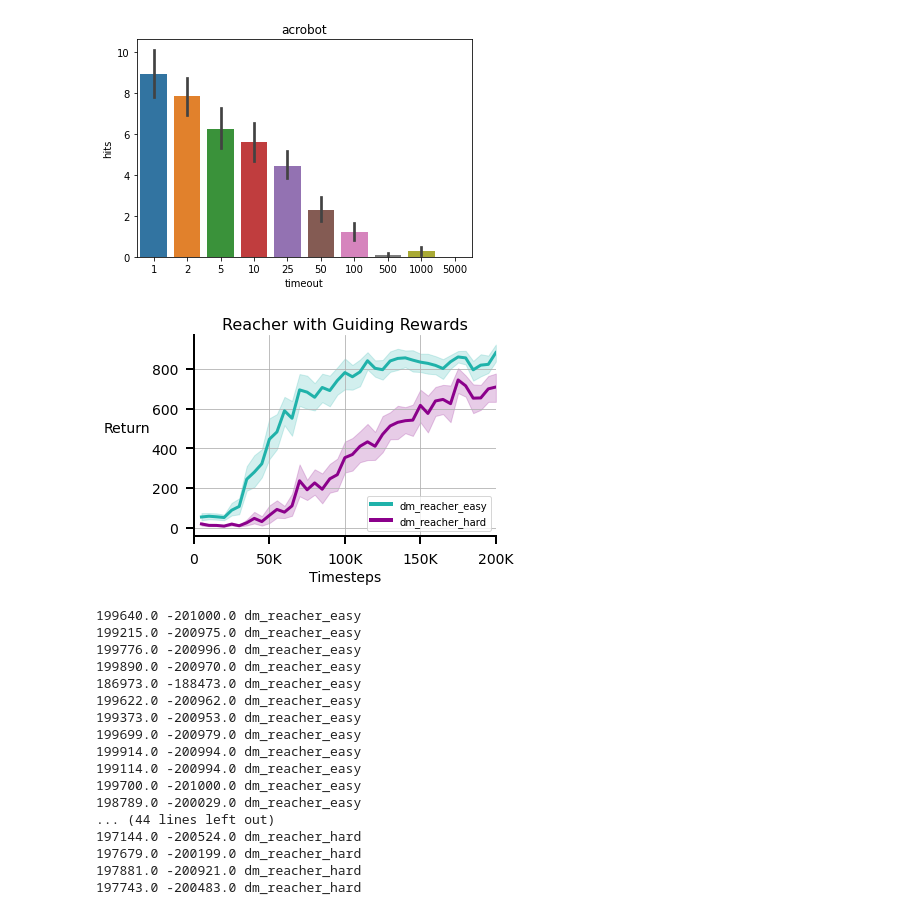
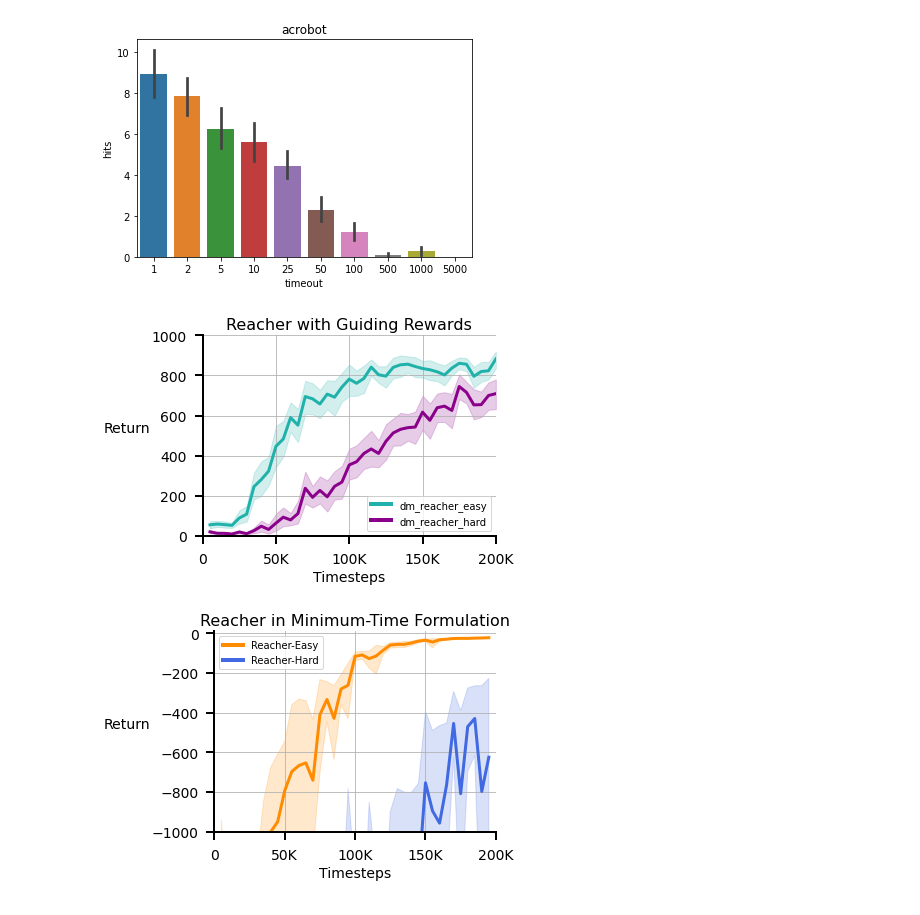
Before and after one commit to gauthamvasan/rl_suite, a Jupyter notebook: rl_suite/plot/paper_plot.ipynb, the cells around one changed output. Drawn from its saved outputs; the diff is of its cells as text; code cells hidden in the pictures.

```diff
--- a/rl_suite/plot/paper_plot.ipynb
+++ b/rl_suite/plot/paper_plot.ipynb
@@ -182,48 +182,52 @@ def smoothed_curve(returns, ep_lens, x_tick=5000, window_len=5000):
 # %%
 # Plot returns from numpy txt files with returns and episode lengths
 
+# envs = ["gr_reacher_easy", "gr_reacher_hard"]
 envs = ["reacher_easy", "reacher_hard"]
 color_palette = {
     "reacher_easy": "lightseagreen",
     "reacher_hard": "darkmagenta",
 }
 timeouts = [1000]
 seed = 10
+
 df = pd.DataFrame(columns=["step", "avg_ret", "seed", "timeout"])
 
 for env in envs:
     for timeout in timeouts:
         all_paths = glob.glob(f"/home/vasan/scratch/min_time_paper/{env}/timeout={timeout}/returns/*_returns.txt")
         assert len(all_paths) > 0
         counter = 0
         for fp in all_paths:
             counter += 1
             data = np.loadtxt(fp)
             try:
                 rets, timesteps = smoothed_curve(data[1], data[0], x_tick=5000, window_len=5000)
                 for r, t in zip(rets, timesteps):
                     df = pd.concat([df, pd.DataFrame.from_records([{'env': env, 'timeout': timeout, 'seed':counter, 'step':t, 'avg_ret':r}])])
             except IndexError as e:
                 print(f"Run {fp} incomplete. It was not added to the plot")
+
+for timeout in timeouts:
+    plt.figure()
+    plt_formatter()
+    plt.xlim(0, 200000)
+    plt.ylim(0, timeout)
+    sns.lineplot(x="step", y='avg_ret', data=df[df['timeout']==timeout], hue='env', palette=color_palette)
+    title = "Reacher with Guiding Rewards"
+    set_labels(title, labelpad=25)
+
+
+    legend_elements = [Line2D([0], [0], color='lightseagreen', lw=4, label='dm_reacher_easy'),
+                       Line2D([0], [0], color='darkmagenta', lw=4, label='dm_reacher_hard'),]
+    plt.legend(handles=legend_elements, loc='lower right')
+    plt.tight_layout()
+    plt.locator_params(axis='x', nbins=8)
+    plt.savefig(title+'.pdf', dpi=200)
+    plt.show()
+    plt.close()
+# %% [output]
+[figure, added]
-# %%
-plt_formatter()
-plt.xlim(0, 200000)
-
-sns.lineplot(x="step", y='avg_ret', data=df, hue='env', palette=color_palette)
-title = "Reacher with Guiding Rewards"
-set_labels(title, labelpad=25)
-
-
-legend_elements = [Line2D([0], [0], color='lightseagreen', lw=4, label='dm_reacher_easy'),
-                   Line2D([0], [0], color='darkmagenta', lw=4, label='dm_reacher_hard'),]
-plt.legend(handles=legend_elements, loc='lower right')
-plt.tight_layout()
-plt.locator_params(axis='x', nbins=7)
-plt.savefig(title+'.pdf', dpi=200)
-plt.show()
-plt.close()
-# %% [output]
-[figure, removed]
 # %%
 # Plot returns from numpy txt files with returns and episode lengths
 
@@ -244,28 +248,27 @@ for env in envs:
         for fp in all_paths:
             counter += 1
             data = np.loadtxt(fp)
-            print(sum(data[0]), sum(data[1]), env)
             try:
                 rets, timesteps = smoothed_curve(data[1], data[0], x_tick=5000, window_len=5000)
                 for r, t in zip(rets, timesteps):
                     df = pd.concat([df, pd.DataFrame.from_records([{'env': env, 'timeout': timeout, 'seed':counter, 'step':t, 'avg_ret':r}])])
             except IndexError as e:
                 print(f"Run {fp} incomplete. It was not added to the plot")
+
+plt_formatter()
+plt.xlim(0, 200000)
+plt.ylim(-1000, 10)
+
+sns.lineplot(x="step", y='avg_ret', data=df, hue='env', palette=color_palette)
+title = "Reacher in Minimum-Time Formulation"
+set_labels(title)
+
+legend_elements = [Line2D([0], [0], color='darkorange', lw=4, label='Reacher-Easy'),
+                   Line2D([0], [0], color='royalblue', lw=4, label='Reacher-Hard'),]
+plt.legend(handles=legend_elements, loc='best')
+plt.locator_params(axis='x', nbins=8)
+plt.savefig(title+'.pdf', dpi=200)
+plt.show()
+plt.close()
 # %% [output]
-199640.0 -201000.0 dm_reacher_easy
-199215.0 -200975.0 dm_reacher_easy
-199776.0 -200996.0 dm_reacher_easy
-199890.0 -200970.0 dm_reacher_easy
-186973.0 -188473.0 dm_reacher_easy
-199622.0 -200962.0 dm_reacher_easy
-199373.0 -200953.0 dm_reacher_easy
-199699.0 -200979.0 dm_reacher_easy
-199914.0 -200994.0 dm_reacher_easy
-199114.0 -200994.0 dm_reacher_easy
-199700.0 -201000.0 dm_reacher_easy
-198789.0 -200029.0 dm_reacher_easy
-... (44 lines left out)
-197144.0 -200524.0 dm_reacher_hard
-197679.0 -200199.0 dm_reacher_hard
-197881.0 -200921.0 dm_reacher_hard
-197743.0 -200483.0 dm_reacher_hard
+[figure, added]
```
Also changed, not shown: parts of 3 cells of this notebook.
